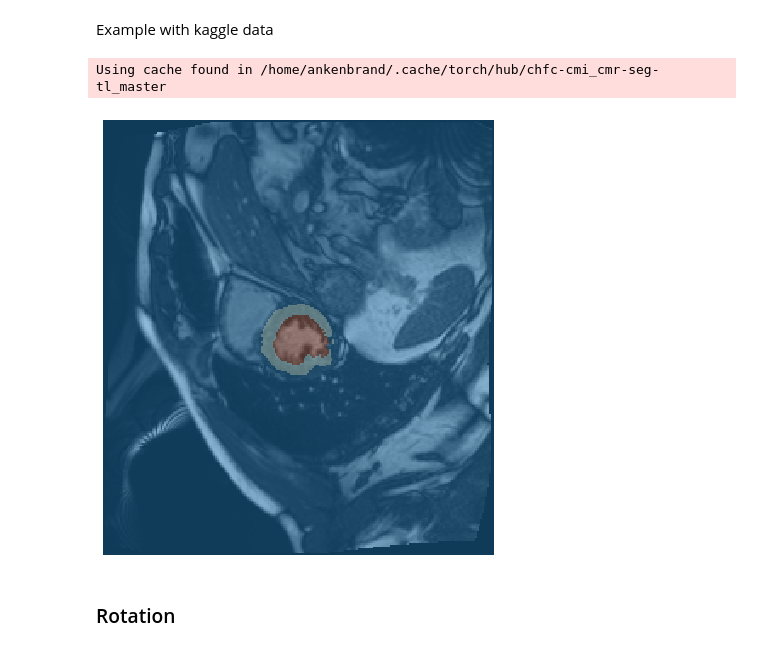
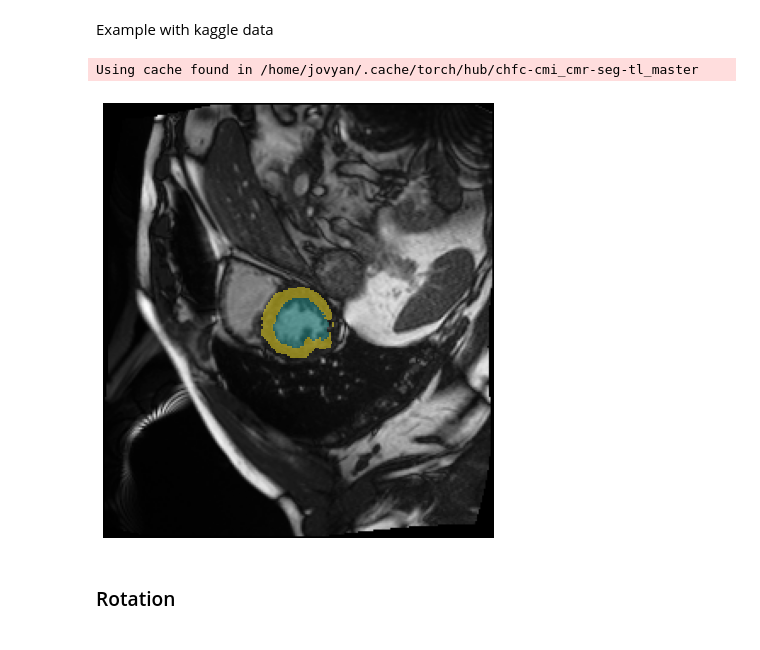
Before and after one commit to chfc-cmi/misas, a Jupyter notebook: index.ipynb, the cells around one changed output. Saved outputs shown, nothing was run; the diff lists cells and outputs as text; code cells hidden in the pictures.

```diff
--- a/index.ipynb
+++ b/index.ipynb
@@ -33,12 +34,14 @@ from fastai.vision import *
 # %%
 #hide_output
 img = lambda: open_image("example/kaggle/images/1-frame014-slice005.png")
 trueMask = lambda: open_mask("example/kaggle/masks/1-frame014-slice005.png")
 trainedModel = Fastai1_model('chfc-cmi/cmr-seg-tl', 'cmr_seg_base')
-img().show(y=trueMask(), figsize=(8,8))
+fig, ax = plt.subplots(figsize=(8,8))
+img().show(ax=ax)
+trueMask().show(ax=ax, cmap=default_cmap)
 # %% [output]
-Using cache found in /home/ankenbrand/.cache/torch/hub/chfc-cmi_cmr-seg-tl_master
+Using cache found in /home/jovyan/.cache/torch/hub/chfc-cmi_cmr-seg-tl_master
-[figure, old version]
+[figure, new version]
 # %% [markdown]
 ### Rotation
 # %%
```
Also changed, not shown: parts of 3 cells of this notebook, 55 other files.
